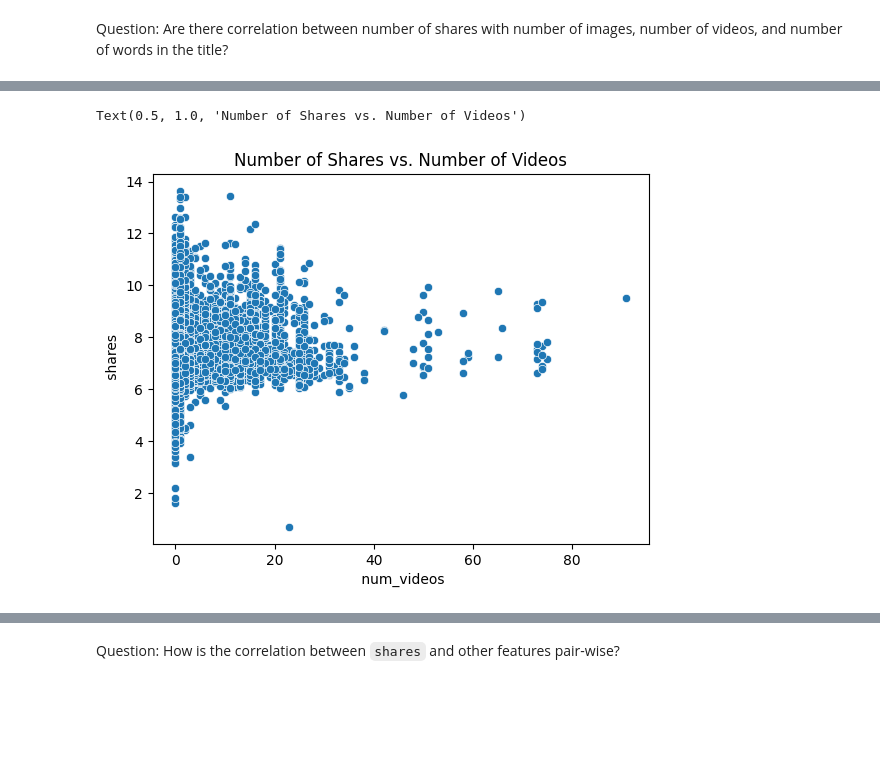
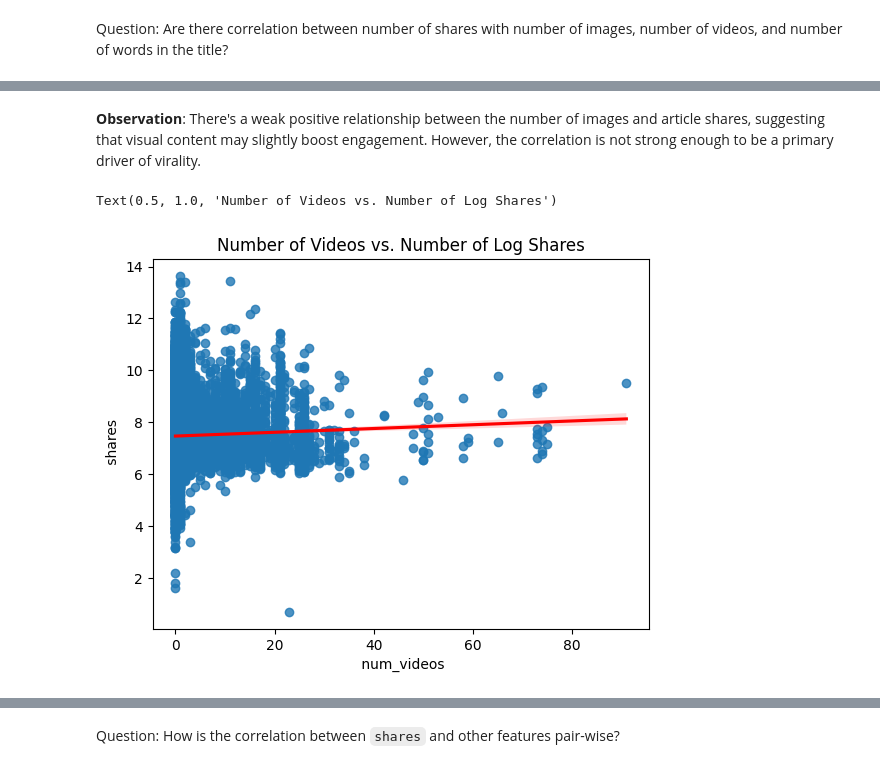
Before and after one commit to suehuynh/news-promotion-lp, a Jupyter notebook: notebooks/01_eda.ipynb, the cells around one changed output, grey strips where cells are left out. Saved outputs shown, nothing was run; the diff lists cells and outputs as text; code cells hidden in the pictures; blank space fills up the shorter version.

```diff
--- a/notebooks/01_eda.ipynb
+++ b/notebooks/01_eda.ipynb
@@ -9,0 +15,6 @@ from ucimlrepo import fetch_ucirepo
+# %%
+# Load dataset
+df = load_data()
+
+# Basic information
+print(f"Dataset has {len(df)} articles")
@@ -40,0 +34,6 @@ print(online_news_popularity.variables)
+# %%
+# Adding `other` channel for articles that do not belong to any of the known channels
+df[' data_channel_is_other'] = df[' data_channel_is_lifestyle'] + df[' data_channel_is_entertainment'] + df[' data_channel_is_bus'] + df[' data_channel_is_socmed'] + df[' data_channel_is_tech'] + df[' data_channel_is_world']
+df[' data_channel_is_other'] = 1 - df[' data_channel_is_other']
+
+print(f"Dataset has {df.shape[1]} features (including target)")
@@ -46,3 +43,0 @@ y = y.reset_index()
-# %%
-df = pd.merge(X, y, how='outer', on='index')
-df.head()
@@ -138,10 +195,13 @@ Text(0.5, 1.0, 'Number of Shares vs. Number of Images')
+# %% [markdown]
+**Observation**: There's a weak positive relationship between the number of images and article shares, suggesting that visual content may slightly boost engagement. However, the correlation is not strong enough to be a primary driver of virality.
 # %%
-ax = sns.scatterplot(
+ax = sns.regplot(
     data= df,
     x = df[' num_videos'],
-    y = np.log1p(df[' shares'])
+    y = np.log1p(df[' shares']),
+    line_kws=dict(color="r"),
 )
-ax.set_title('Number of Shares vs. Number of Videos')
+ax.set_title('Number of Videos vs. Number of Log Shares')
 # %% [output]
-Text(0.5, 1.0, 'Number of Shares vs. Number of Videos')
+Text(0.5, 1.0, 'Number of Videos vs. Number of Log Shares')
-[figure, old version]
+[figure, new version]
```
Also changed, not shown: parts of 27 cells of this notebook.
